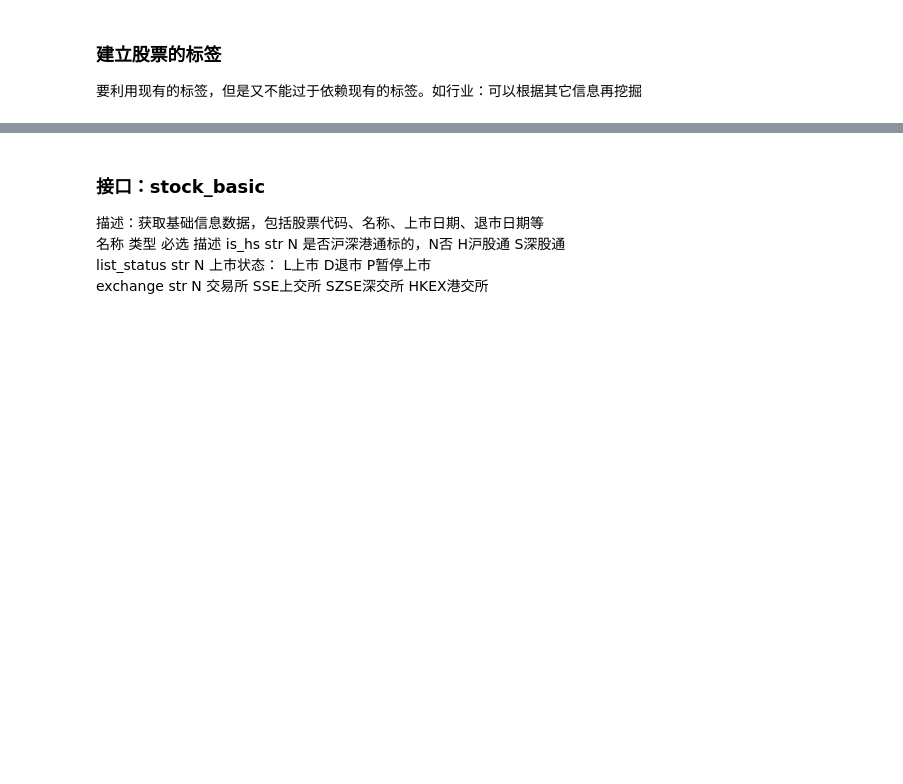
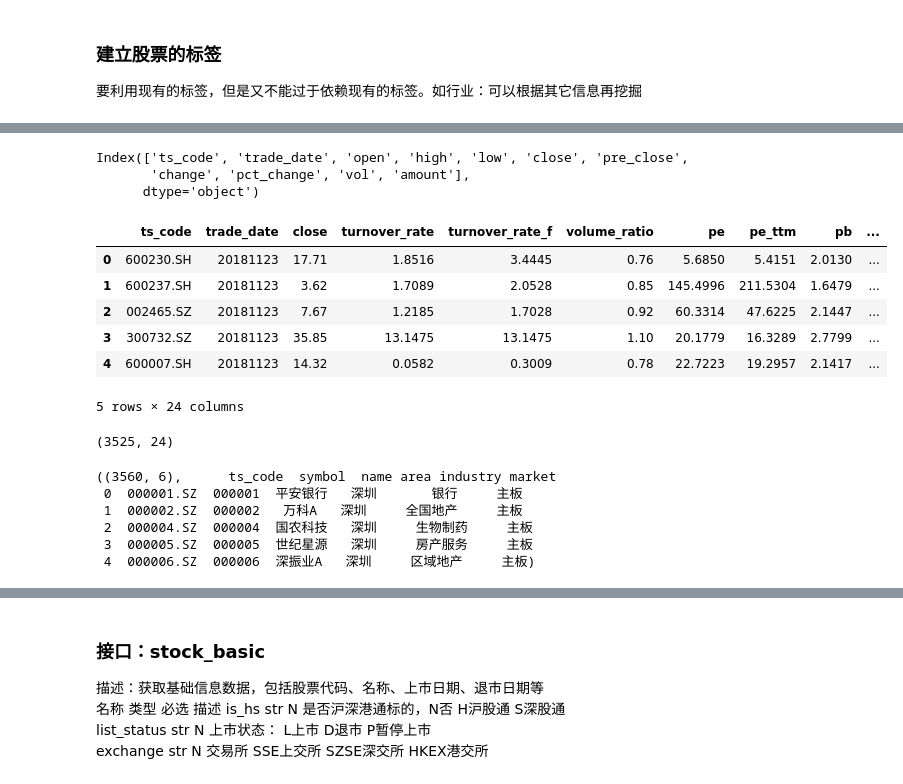
Before and after one commit to mayi140611/finance, a Jupyter notebook: 股票画像.ipynb, the cells around one changed output, grey strips where cells are left out. Drawn from its saved outputs; the diff is of its cells as text; code cells hidden in the pictures; blank space fills up the shorter version.

```diff
--- a/股票画像.ipynb
+++ b/股票画像.ipynb
@@ -14,0 +45,2 @@ pro = ts.pro_api()
+# %%
+df = pro.daily_basic(ts_code='', trade_date='20181123')
@@ -14,0 +67,2 @@ pro = ts.pro_api()
+# %%
+df1 = pro.daily(trade_date='20181123')
@@ -14,0 +86,24 @@ pro = ts.pro_api()
+# %%
+df1.columns
+# %% [output]
+Index(['ts_code', 'trade_date', 'open', 'high', 'low', 'close', 'pre_close',
+       'change', 'pct_change', 'vol', 'amount'],
+      dtype='object')
+# %%
+df2 = df1[['ts_code', 'open', 'high', 'low', 'pre_close',
+       'change', 'pct_change', 'vol', 'amount']]
+# %%
+df3 = df.merge(df2, on='ts_code')
+df3.head()
+# %% [output]
+|  | ts_code | trade_date | close | turnover_rate | turnover_rate_f | volume_ratio | pe | pe_ttm | pb | ... |
+| 0 | 600230.SH | 20181123 | 17.71 | 1.8516 | 3.4445 | 0.76 | 5.6850 | 5.4151 | 2.0130 | ... |
+| 1 | 600237.SH | 20181123 | 3.62 | 1.7089 | 2.0528 | 0.85 | 145.4996 | 211.5304 | 1.6479 | ... |
+| 2 | 002465.SZ | 20181123 | 7.67 | 1.2185 | 1.7028 | 0.92 | 60.3314 | 47.6225 | 2.1447 | ... |
+| 3 | 300732.SZ | 20181123 | 35.85 | 13.1475 | 13.1475 | 1.10 | 20.1779 | 16.3289 | 2.7799 | ... |
+| 4 | 600007.SH | 20181123 | 14.32 | 0.0582 | 0.3009 | 0.78 | 22.7223 | 19.2957 | 2.1417 | ... |
+5 rows × 24 columns
+# %%
+df3.shape
+# %% [output]
+(3525, 24)
@@ -14,0 +114,9 @@ pro = ts.pro_api()
+# %%
+data.shape, data.head()
+# %% [output]
+((3560, 6),      ts_code  symbol  name area industry market
+ 0  000001.SZ  000001  平安银行   深圳       银行     主板
+ 1  000002.SZ  000002   万科A   深圳     全国地产     主板
+ 2  000004.SZ  000004  国农科技   深圳     生物制药     主板
+ 3  000005.SZ  000005  世纪星源   深圳     房产服务     主板
+ 4  000006.SZ  000006  深振业A   深圳     区域地产     主板)
```
Also changed, not shown: parts of 26 cells of this notebook, 1 other file.
